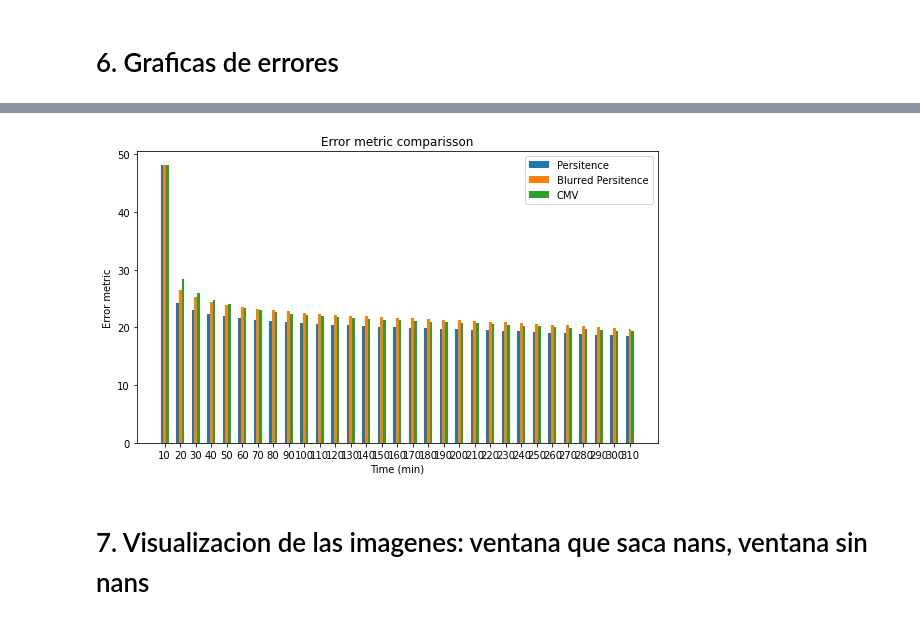
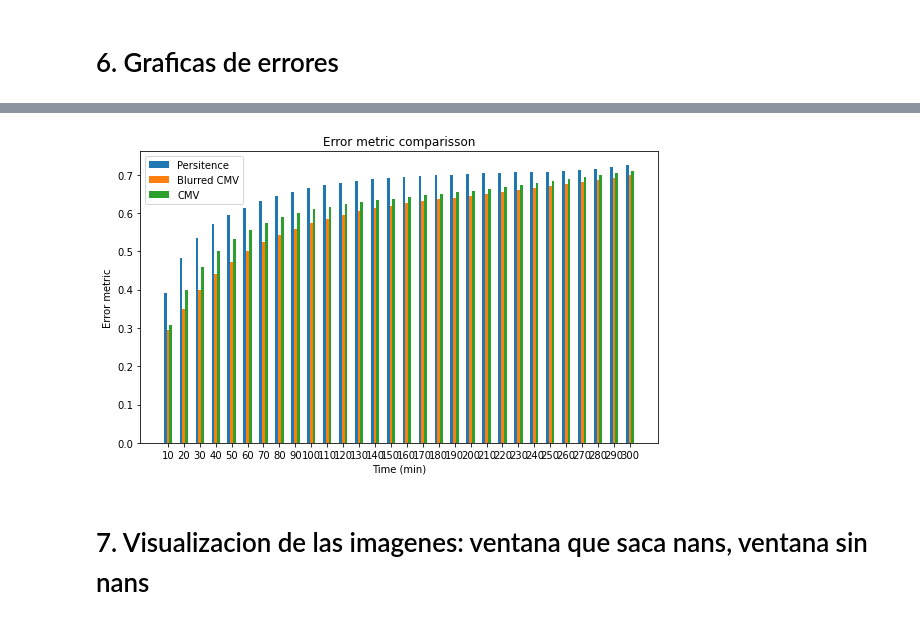
Before and after one commit to francomozo/deepCloud, a Jupyter notebook: nb-demo.ipynb, the cells around one changed output, grey strips where cells are left out. Cells and saved outputs as stored; diff of their text form; code cells hidden in the pictures.

```diff
--- a/nb-demo.ipynb
+++ b/nb-demo.ipynb
@@ -67,7 +67,7 @@ ax.imshow(bkg)
 # %% [markdown]
 # 3. Como cargamos las imagenes a memoria
 # %%
-dataset_sw = data.SatelliteImagesDatasetSW(root_dir = 'data/images/dia_1',
+dataset_sw = data.SatelliteImagesDatasetSW(root_dir = 'data/images/dia_305',
                                            window = 10,
                                            transform = preprocessing.CropImage(3))
 
@@ -190,13 +222,21 @@ visualization.matrix_graph(error_array_bp)
 # %%
-mean_error_cmv = np.mean(error_array_cmv[60:],axis=0)
-mean_error_p = np.mean(error_array_p[60:],axis=0)
-mean_error_bp = np.mean(error_array_bp[60:],axis=0)
+mean_error_cmv = np.mean(error_array_cmv,axis=0)
+mean_error_p = np.mean(error_array_p,axis=0)
+mean_error_bp = np.mean(error_array_bp,axis=0)
 
 visualization.barchart_compare3(mean_error_p[1:], 'Persitence',
-                 mean_error_bp[1:], 'Blurred Persitence',
+                 mean_error_bp[1:], 'Blurred CMV',
                  mean_error_cmv[1:], 'CMV')
+
+mean_error_cmv_day = np.mean(error_array_cmv_day,axis=0)
+mean_error_p_day = np.mean(error_array_p_day,axis=0)
+mean_error_bp_day = np.mean(error_array_bp_day,axis=0)
+
+visualization.barchart_compare3(mean_error_p_day[1:], 'Persitence',
+                 mean_error_bp_day[1:], 'Blurred CMV',
+                 mean_error_cmv_day[1:], 'CMV')
 # %% [output]
-[figure, old version]
+[figure, new version]
 # %% [markdown]
 # 7. Visualizacion de las imagenes: ventana que saca nans, ventana sin nans
 # %%
```
Also changed, not shown: parts of 8 cells of this notebook, 6 other files.
